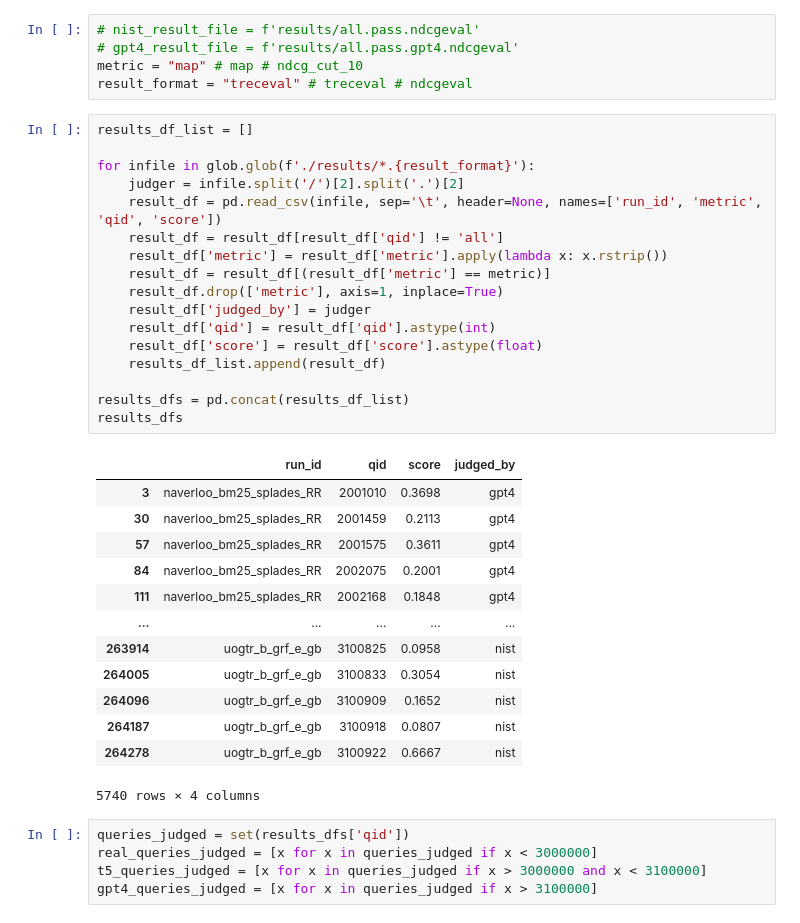
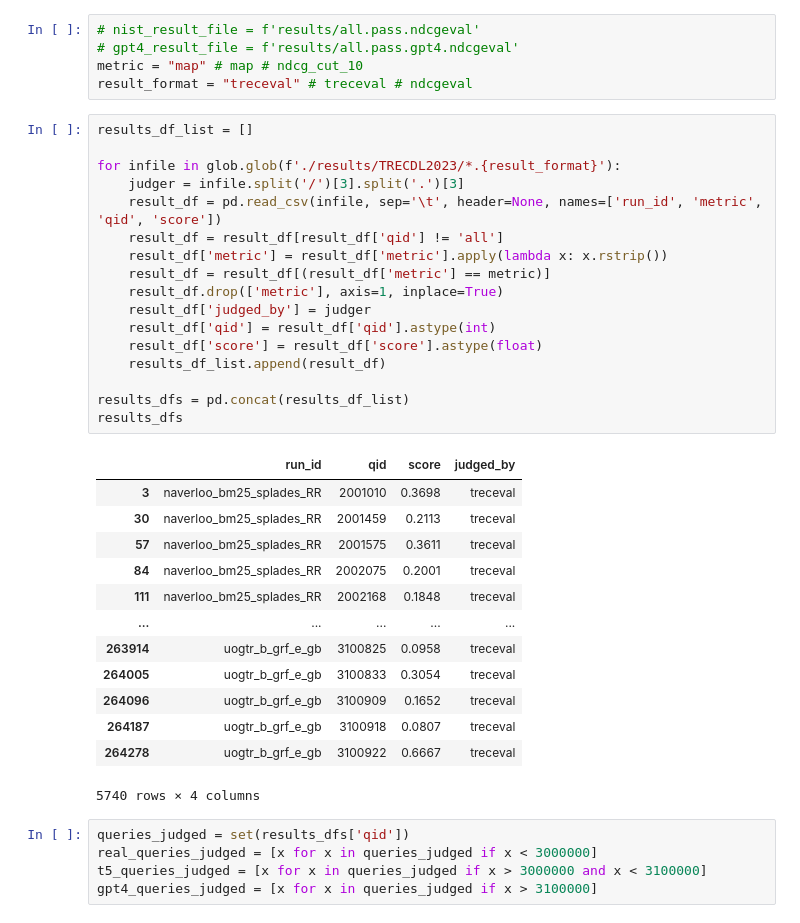
Before and after one commit to rahmanidashti/BiasSyntheticData, a Jupyter notebook: 1-mixed-effect-analysis-Varsha.ipynb, the cells around one changed output. Cells and saved outputs as stored; diff of their text form.

```diff
--- a/1-mixed-effect-analysis-Varsha.ipynb
+++ b/1-mixed-effect-analysis-Varsha.ipynb
@@ -45,33 +45,33 @@ result_format = "treceval" # treceval # ndcgeval
 # %%
 results_df_list = []
 
-for infile in glob.glob(f'./results/*.{result_format}'):
-    judger = infile.split('/')[2].split('.')[2]
+for infile in glob.glob(f'./results/TRECDL2023/*.{result_format}'):
+    judger = infile.split('/')[3].split('.')[3]
     result_df = pd.read_csv(infile, sep='\t', header=None, names=['run_id', 'metric', 'qid', 'score'])
     result_df = result_df[result_df['qid'] != 'all']
     result_df['metric'] = result_df['metric'].apply(lambda x: x.rstrip())
     result_df = result_df[(result_df['metric'] == metric)]
     result_df.drop(['metric'], axis=1, inplace=True)
     result_df['judged_by'] = judger
     result_df['qid'] = result_df['qid'].astype(int)
     result_df['score'] = result_df['score'].astype(float)
     results_df_list.append(result_df)
 
 results_dfs = pd.concat(results_df_list)
 results_dfs
 # %% [output]
 |  | run_id | qid | score | judged_by |
-| 3 | naverloo_bm25_splades_RR | 2001010 | 0.3698 | gpt4 |
-| 30 | naverloo_bm25_splades_RR | 2001459 | 0.2113 | gpt4 |
-| 57 | naverloo_bm25_splades_RR | 2001575 | 0.3611 | gpt4 |
-| 84 | naverloo_bm25_splades_RR | 2002075 | 0.2001 | gpt4 |
-| 111 | naverloo_bm25_splades_RR | 2002168 | 0.1848 | gpt4 |
+| 3 | naverloo_bm25_splades_RR | 2001010 | 0.3698 | treceval |
+| 30 | naverloo_bm25_splades_RR | 2001459 | 0.2113 | treceval |
+| 57 | naverloo_bm25_splades_RR | 2001575 | 0.3611 | treceval |
+| 84 | naverloo_bm25_splades_RR | 2002075 | 0.2001 | treceval |
+| 111 | naverloo_bm25_splades_RR | 2002168 | 0.1848 | treceval |
 | ... | ... | ... | ... | ... |
-| 263914 | uogtr_b_grf_e_gb | 3100825 | 0.0958 | nist |
-| 264005 | uogtr_b_grf_e_gb | 3100833 | 0.3054 | nist |
-| 264096 | uogtr_b_grf_e_gb | 3100909 | 0.1652 | nist |
-| 264187 | uogtr_b_grf_e_gb | 3100918 | 0.0807 | nist |
-| 264278 | uogtr_b_grf_e_gb | 3100922 | 0.6667 | nist |
+| 263914 | uogtr_b_grf_e_gb | 3100825 | 0.0958 | treceval |
+| 264005 | uogtr_b_grf_e_gb | 3100833 | 0.3054 | treceval |
+| 264096 | uogtr_b_grf_e_gb | 3100909 | 0.1652 | treceval |
+| 264187 | uogtr_b_grf_e_gb | 3100918 | 0.0807 | treceval |
+| 264278 | uogtr_b_grf_e_gb | 3100922 | 0.6667 | treceval |
 5740 rows × 4 columns
 # %%
 queries_judged = set(results_dfs['qid'])
```
